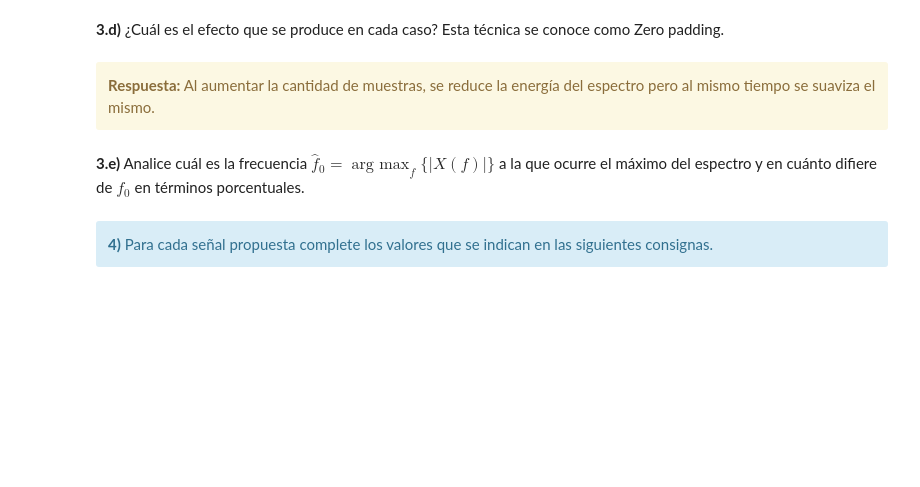
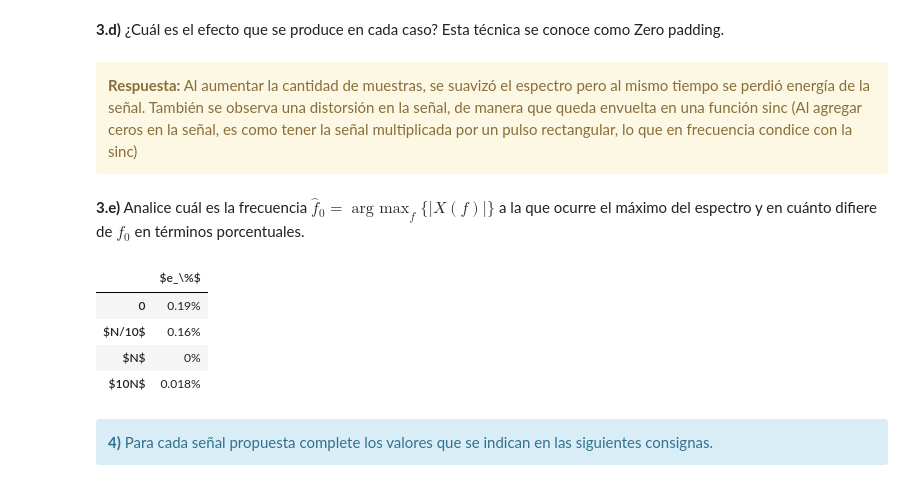
Before and after one commit to fgerce/DSP, a Jupyter notebook: TP1 - Muestreo de señales - Fourier.ipynb, the cells around one changed output. Drawn from its saved outputs; the diff is of its cells as text; code cells hidden in the pictures; blank space fills up the shorter version.

```diff
--- a/TP1 - Muestreo de señales - Fourier.ipynb
+++ b/TP1 - Muestreo de señales - Fourier.ipynb
@@ -341,26 +341,36 @@ plt.xlim(240,260)
 **3.d)** ¿Cuál es el efecto que se produce en cada caso? Esta técnica se conoce como Zero padding.
 # %% [markdown]
 <div class="alert alert-block alert-warning">
-<b>Respuesta:</b> Al aumentar la cantidad de muestras, se reduce la energía del espectro pero al mismo tiempo se suaviza el mismo.
+<b>Respuesta:</b> Al aumentar la cantidad de muestras, se suavizó el espectro pero al mismo tiempo se perdió energía de la señal. También se observa una distorsión en la señal, de manera que queda envuelta en una función sinc (Al agregar ceros en la señal, es como tener la señal multiplicada por un pulso rectangular, lo que en frecuencia condice con la sinc)
 </div>
 # %% [markdown]
 **3.e)** Analice cuál es la frecuencia  $\hat{f}_0 = \mathop{arg\ max}_f \{\lvert X(f) \rvert \}$ a la que ocurre el máximo del espectro y en cuánto difiere de $f_0$ en términos porcentuales.
 # %%
 #######################################
 # Tu simulación que genere resultados #
+e0 = ((ww0[ins.get_max_index(modulo0)[0]] - f0) / f0) * 100
+e1 = ((ww1[ins.get_max_index(modulo1)[0]] - f0) / f0) * 100
+e2 = ((ww2[ins.get_max_index(modulo2)[0]] - f0) / f0) * 100
+e3 = ((ww3[ins.get_max_index(modulo3)[0]] - f0) / f0) * 100
 #######################################
 
-tus_resultados = ['', # <-- acá debería haber numeritos :)
-                  '', # <-- acá debería haber numeritos :)
-                  '', # <-- acá debería haber numeritos :)
-                  '' # <-- acá debería haber numeritos :)
+tus_resultados = ['0.19%', # <-- acá debería haber numeritos :)
+                  '0.16%', # <-- acá debería haber numeritos :)
+                  '0%', # <-- acá debería haber numeritos :)
+                  '0.018%' # <-- acá debería haber numeritos :)
                  ]
 df = DataFrame(tus_resultados, columns=['$e_\%$'],
                index=['0',
                       '$N/10$',
                       '$N$',
                       '$10N$'])
 HTML(df.to_html())
+# %% [output]
+|  | $e_\%$ |
+| 0 | 0.19% |
+| $N/10$ | 0.16% |
+| $N$ | 0% |
+| $10N$ | 0.018% |
 # %% [markdown]
 <div class="alert alert-block alert-info">
 <b>4)</b>
```
Also changed, not shown: parts of 2 cells of this notebook, 1 other file.
